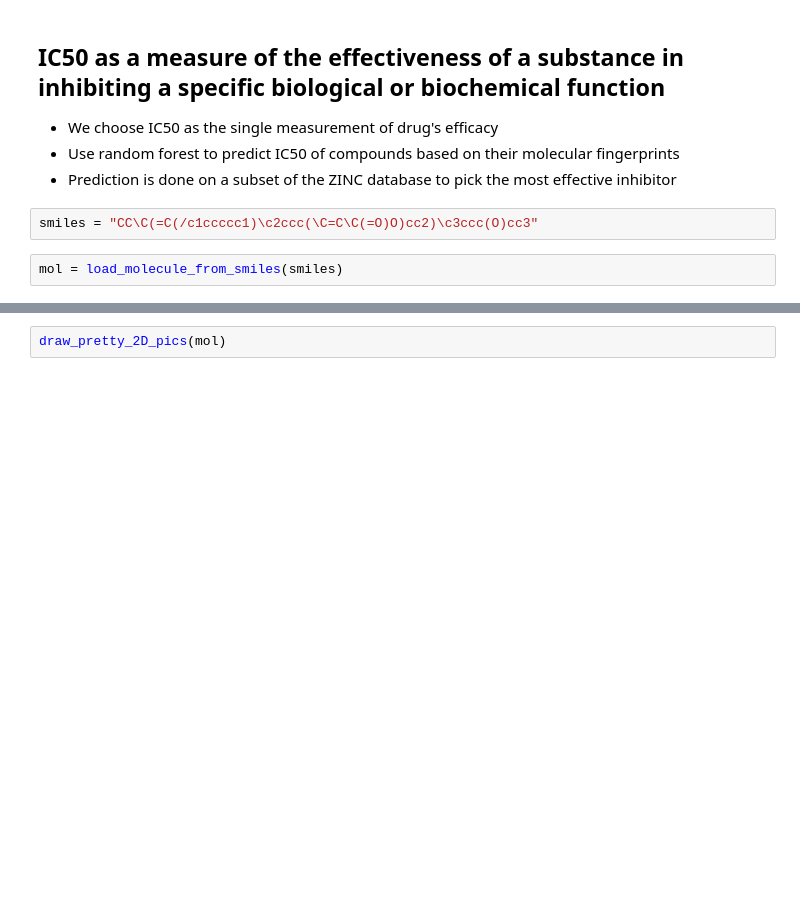
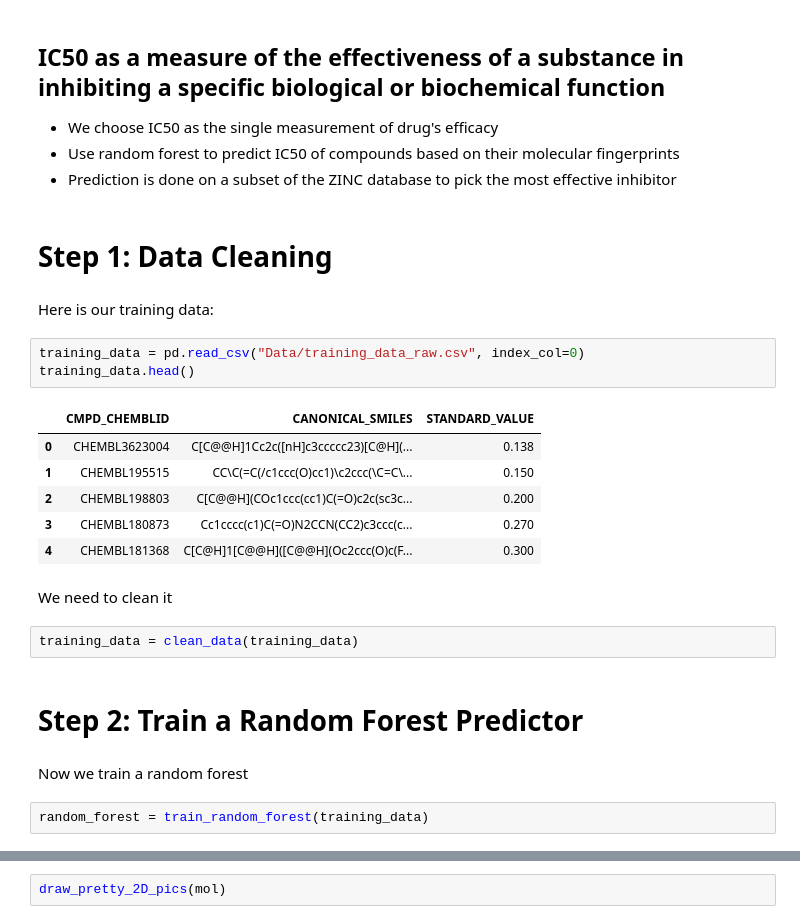
Before and after one commit to Leonauna/Educational_CADD, a Jupyter notebook: CADD_pipeline.ipynb, the cells around one changed output, grey strips where cells are left out. Cells and saved outputs as stored; diff of their text form; blank space fills up the shorter version.

```diff
--- a/CADD_pipeline.ipynb
+++ b/CADD_pipeline.ipynb
@@ -20,7 +19,27 @@ NGLWidget()
 - We choose IC50 as the single measurement of drug's efficacy
 - Use random forest to predict IC50 of compounds based on their molecular fingerprints
 - Prediction is done on a subset of the ZINC database to pick the most effective inhibitor
-# %%
-smiles = "CC\C(=C(/c1ccccc1)\c2ccc(\C=C\C(=O)O)cc2)\c3ccc(O)cc3"
-# %%
-mol = load_molecule_from_smiles(smiles)
+# %% [markdown]
+# Step 1: Data Cleaning
+# %% [markdown]
+Here is our training data:
+# %%
+training_data = pd.read_csv("Data/training_data_raw.csv", index_col=0)
+training_data.head()
+# %% [output]
+|  | CMPD_CHEMBLID | CANONICAL_SMILES | STANDARD_VALUE |
+| 0 | CHEMBL3623004 | C[C@@H]1Cc2c([nH]c3ccccc23)[C@H](... | 0.138 |
+| 1 | CHEMBL195515 | CC\C(=C(/c1ccc(O)cc1)\c2ccc(\C=C\... | 0.150 |
+| 2 | CHEMBL198803 | C[C@@H](COc1ccc(cc1)C(=O)c2c(sc3c... | 0.200 |
+| 3 | CHEMBL180873 | Cc1cccc(c1)C(=O)N2CCN(CC2)c3ccc(c... | 0.270 |
+| 4 | CHEMBL181368 | C[C@H]1[C@@H]([C@@H](Oc2ccc(O)c(F... | 0.300 |
+# %% [markdown]
+We need to clean it
+# %%
+training_data = clean_data(training_data)
+# %% [markdown]
+# Step 2: Train a Random Forest Predictor
+# %% [markdown]
+Now we train a random forest
+# %%
+random_forest = train_random_forest(training_data)
```
Also changed, not shown: parts of 9 cells of this notebook.
